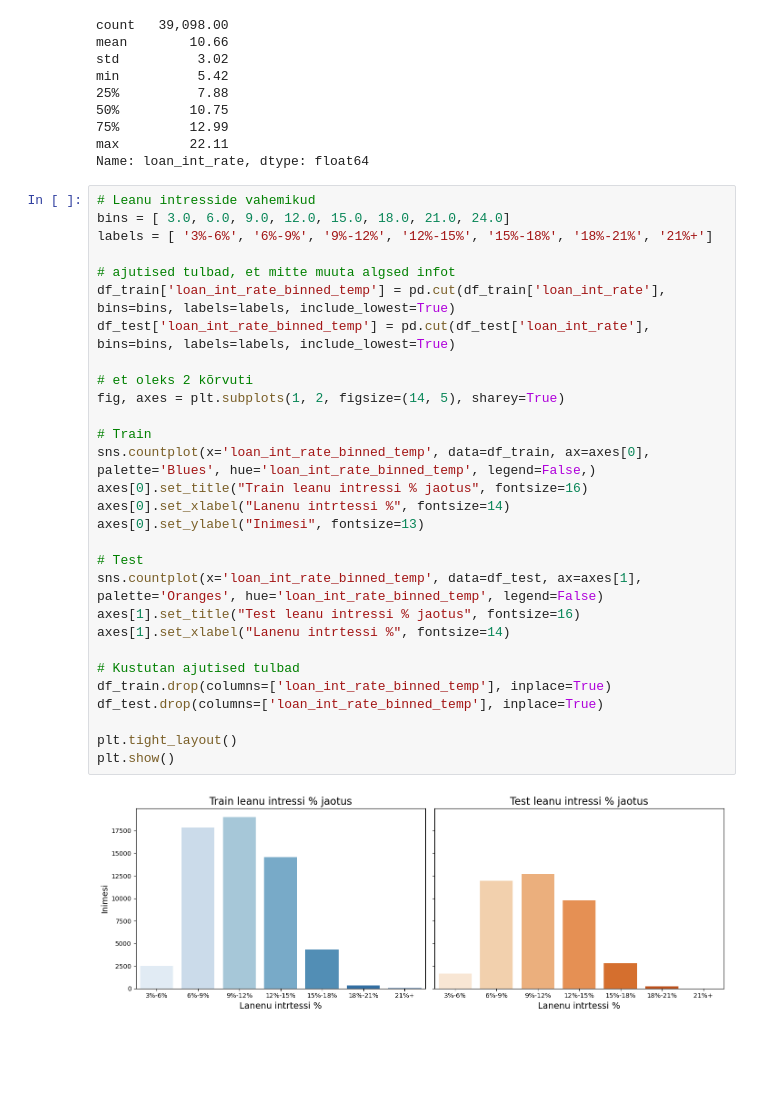
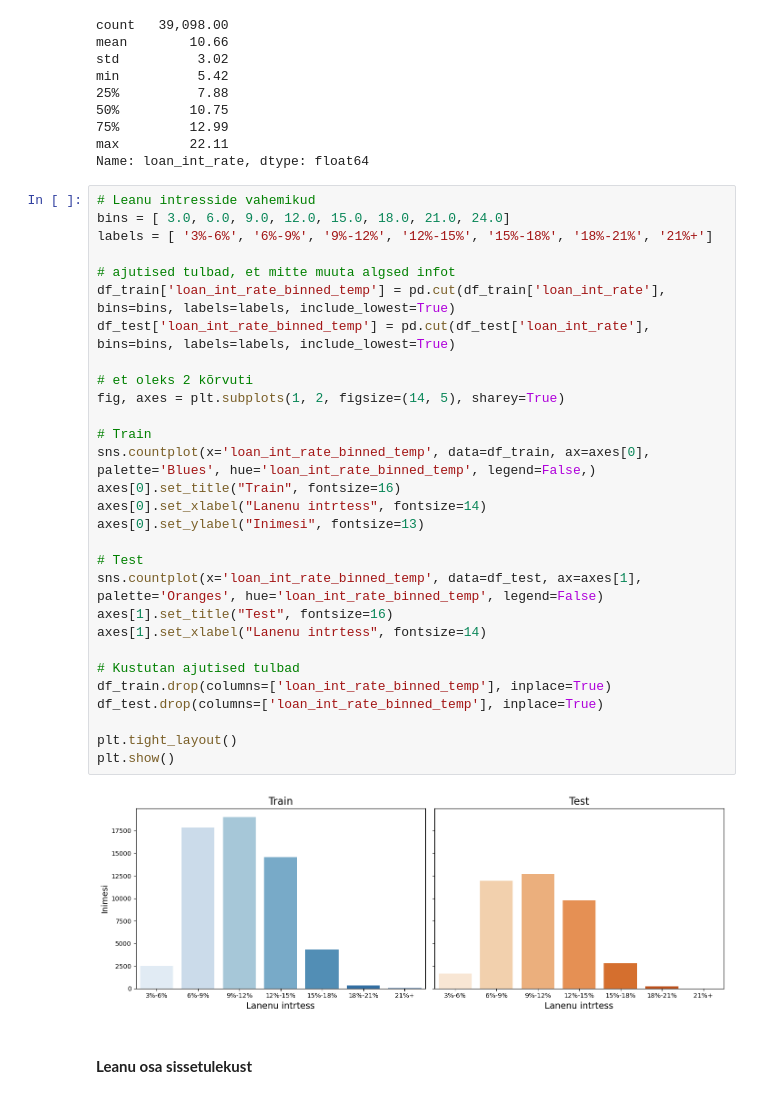
Before and after one commit to madispuu/Loan_Approval_Prediction, a Jupyter notebook: TEAM.ipynb, the cells around one changed output. Saved outputs shown, nothing was run; the diff lists cells and outputs as text; blank space fills up the shorter version.

```diff
--- a/TEAM.ipynb
+++ b/TEAM.ipynb
@@ -457,31 +458,33 @@ Name: loan_int_rate, dtype: float64
 # %%
 # Leanu intresside vahemikud
 bins = [ 3.0, 6.0, 9.0, 12.0, 15.0, 18.0, 21.0, 24.0]
 labels = [ '3%-6%', '6%-9%', '9%-12%', '12%-15%', '15%-18%', '18%-21%', '21%+']
 
 # ajutised tulbad, et mitte muuta algsed infot
 df_train['loan_int_rate_binned_temp'] = pd.cut(df_train['loan_int_rate'], bins=bins, labels=labels, include_lowest=True)
 df_test['loan_int_rate_binned_temp'] = pd.cut(df_test['loan_int_rate'], bins=bins, labels=labels, include_lowest=True)
 
 # et oleks 2 kõrvuti
 fig, axes = plt.subplots(1, 2, figsize=(14, 5), sharey=True)
 
 # Train
 sns.countplot(x='loan_int_rate_binned_temp', data=df_train, ax=axes[0], palette='Blues', hue='loan_int_rate_binned_temp', legend=False,)
-axes[0].set_title("Train leanu intressi % jaotus", fontsize=16)
-axes[0].set_xlabel("Lanenu intrtessi %", fontsize=14)
+axes[0].set_title("Train", fontsize=16)
+axes[0].set_xlabel("Lanenu intrtess", fontsize=14)
 axes[0].set_ylabel("Inimesi", fontsize=13)
 
 # Test
 sns.countplot(x='loan_int_rate_binned_temp', data=df_test, ax=axes[1], palette='Oranges', hue='loan_int_rate_binned_temp', legend=False)
-axes[1].set_title("Test leanu intressi % jaotus", fontsize=16)
-axes[1].set_xlabel("Lanenu intrtessi %", fontsize=14)
+axes[1].set_title("Test", fontsize=16)
+axes[1].set_xlabel("Lanenu intrtess", fontsize=14)
 
 # Kustutan ajutised tulbad
 df_train.drop(columns=['loan_int_rate_binned_temp'], inplace=True)
 df_test.drop(columns=['loan_int_rate_binned_temp'], inplace=True)
 
 plt.tight_layout()
 plt.show()
 # %% [output]
-[figure, old version]
+[figure, new version]
+# %% [markdown]
+#### **Leanu osa sissetulekust**
```
Also changed, not shown: parts of 17 cells of this notebook.
